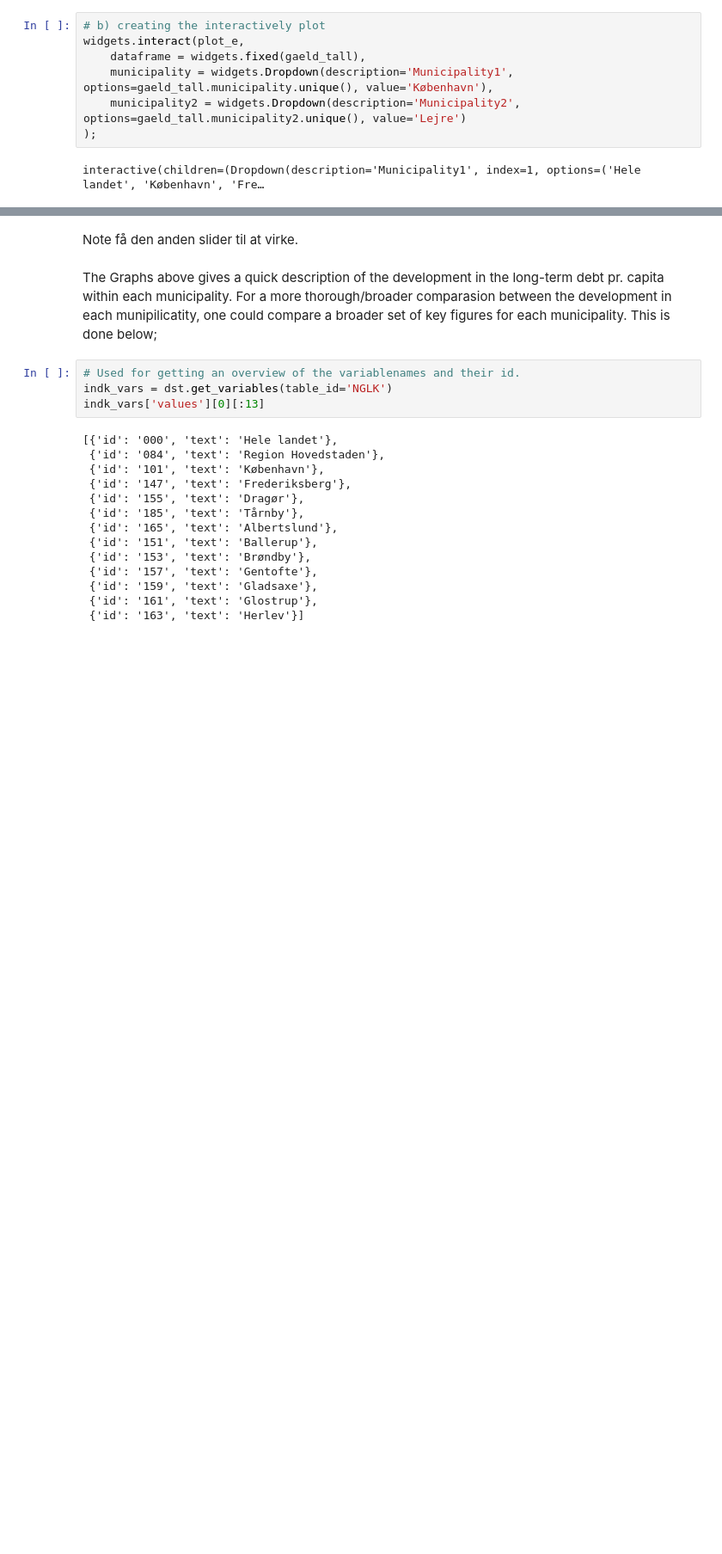
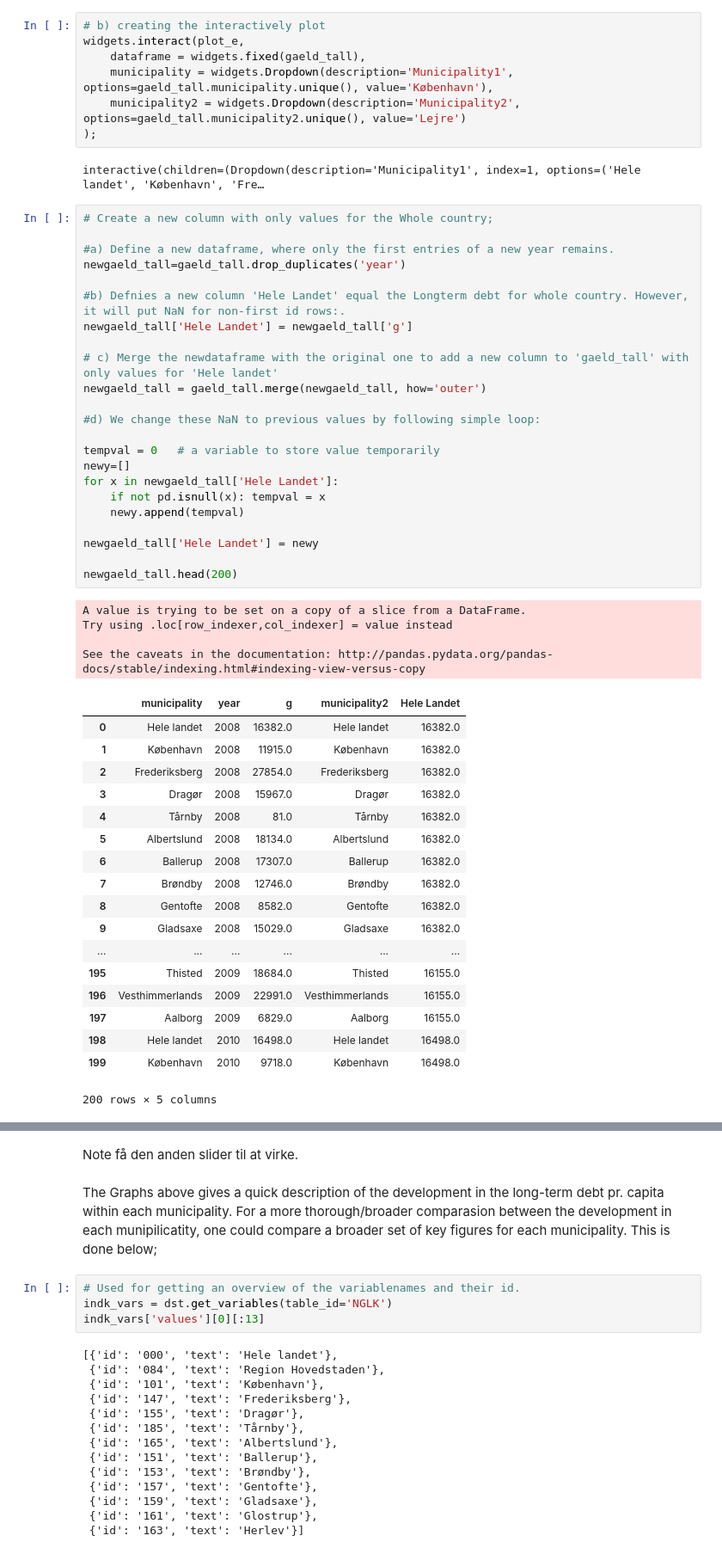
Before and after one commit to NumEconCopenhagen/projects-2019-peter-larsens-kaffe-m-havre, a Jupyter notebook: dataproject/dataProject.ipynb, the cells around one changed output, grey strips where cells are left out. Shown: that part at 86% size. Saved outputs shown, nothing was run; the diff lists cells and outputs as text; blank space fills up the shorter version.

```diff
--- a/dataproject/dataProject.ipynb
+++ b/dataproject/dataProject.ipynb
@@ -241,3 +241,49 @@ widgets.interact(plot_e,
 );
 # %% [output]
 interactive(children=(Dropdown(description='Municipality1', index=1, options=('Hele landet', 'København', 'Fre…
+# %%
+# Create a new column with only values for the Whole country;
+
+#a) Define a new dataframe, where only the first entries of a new year remains.
+newgaeld_tall=gaeld_tall.drop_duplicates('year')
+
+#b) Defnies a new column 'Hele Landet' equal the Longterm debt for whole country. However, it will put NaN for non-first id rows:.
+newgaeld_tall['Hele Landet'] = newgaeld_tall['g']
+
+# c) Merge the newdataframe with the original one to add a new column to 'gaeld_tall' with only values for 'Hele landet'
+newgaeld_tall = gaeld_tall.merge(newgaeld_tall, how='outer')
+
+#d) We change these NaN to previous values by following simple loop:
+
+tempval = 0   # a variable to store value temporarily
+newy=[]
+for x in newgaeld_tall['Hele Landet']:
+    if not pd.isnull(x): tempval = x
+    newy.append(tempval)
+
+newgaeld_tall['Hele Landet'] = newy
+
+newgaeld_tall.head(200)
+# %% [output]
+A value is trying to be set on a copy of a slice from a DataFrame.
+Try using .loc[row_indexer,col_indexer] = value instead
+
+See the caveats in the documentation: http://pandas.pydata.org/pandas-docs/stable/indexing.html#indexing-view-versus-copy
+|  | municipality | year | g | municipality2 | Hele Landet |
+| 0 | Hele landet | 2008 | 16382.0 | Hele landet | 16382.0 |
+| 1 | København | 2008 | 11915.0 | København | 16382.0 |
+| 2 | Frederiksberg | 2008 | 27854.0 | Frederiksberg | 16382.0 |
+| 3 | Dragør | 2008 | 15967.0 | Dragør | 16382.0 |
+| 4 | Tårnby | 2008 | 81.0 | Tårnby | 16382.0 |
+| 5 | Albertslund | 2008 | 18134.0 | Albertslund | 16382.0 |
+| 6 | Ballerup | 2008 | 17307.0 | Ballerup | 16382.0 |
+| 7 | Brøndby | 2008 | 12746.0 | Brøndby | 16382.0 |
+| 8 | Gentofte | 2008 | 8582.0 | Gentofte | 16382.0 |
+| 9 | Gladsaxe | 2008 | 15029.0 | Gladsaxe | 16382.0 |
+| ... | ... | ... | ... | ... | ... |
+| 195 | Thisted | 2009 | 18684.0 | Thisted | 16155.0 |
+| 196 | Vesthimmerlands | 2009 | 22991.0 | Vesthimmerlands | 16155.0 |
+| 197 | Aalborg | 2009 | 6829.0 | Aalborg | 16155.0 |
+| 198 | Hele landet | 2010 | 16498.0 | Hele landet | 16498.0 |
+| 199 | København | 2010 | 9718.0 | København | 16498.0 |
+200 rows × 5 columns
```
Also changed, not shown: parts of 6 cells of this notebook.
